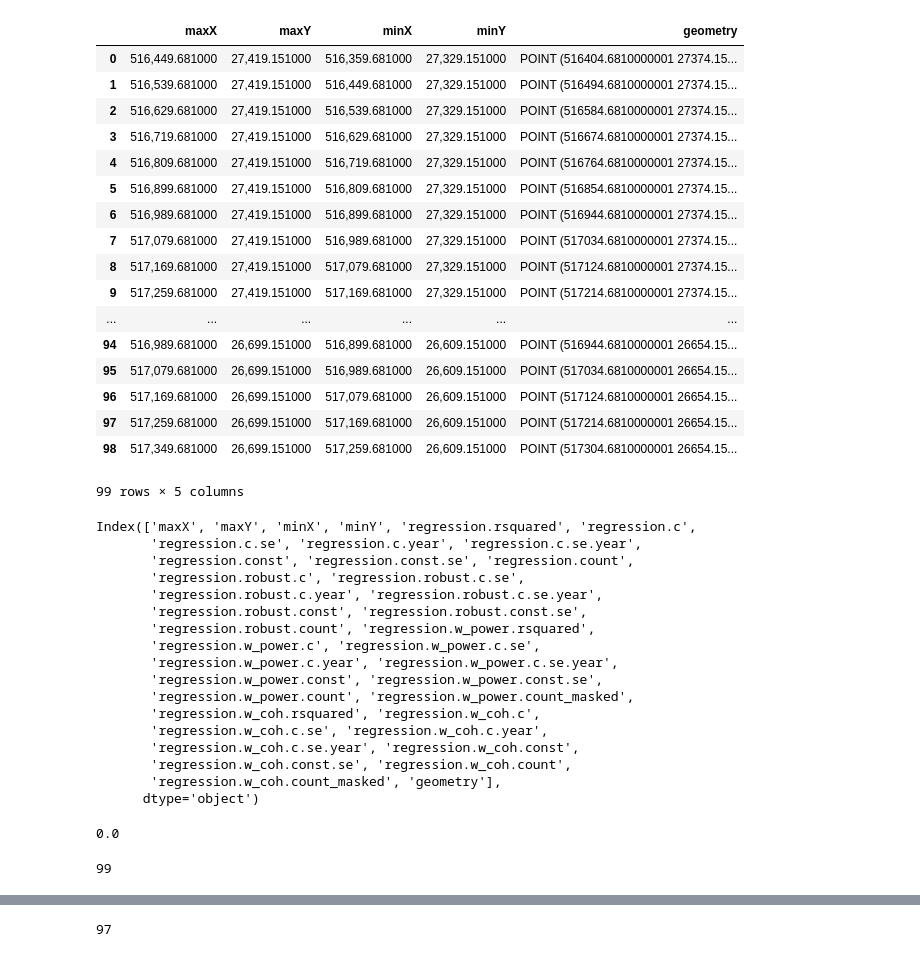
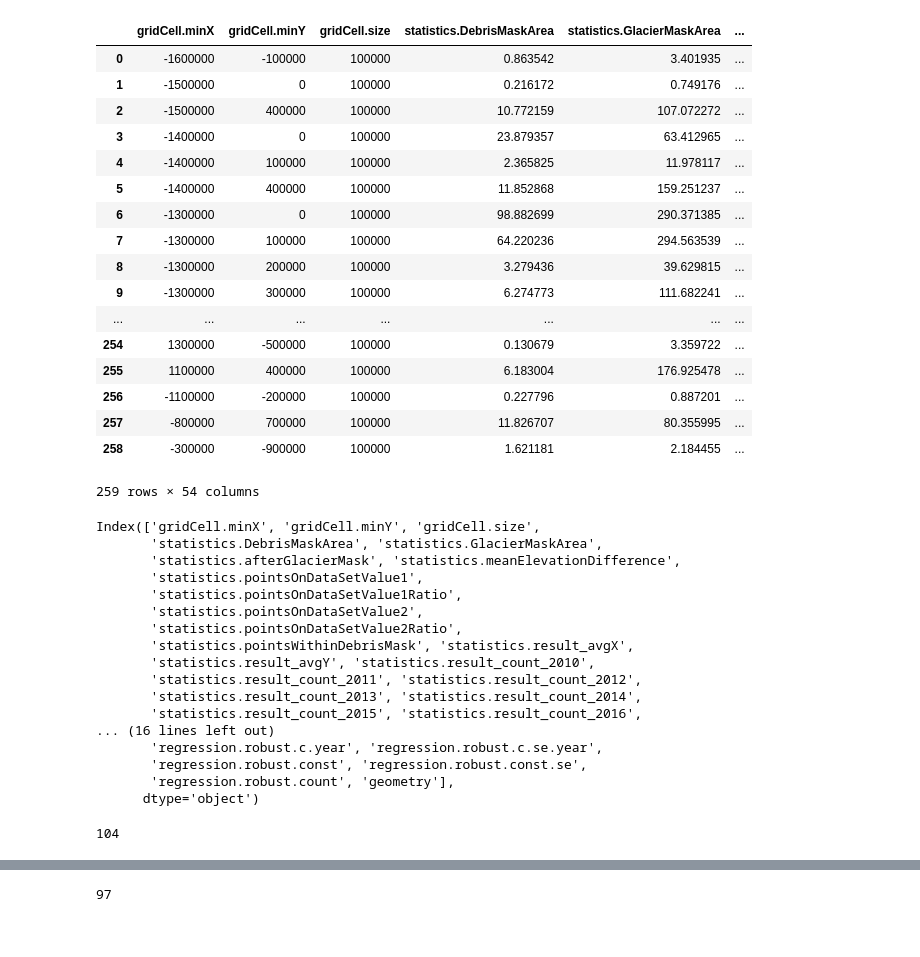
Before and after one commit to liviajakob/mountain-glaciers, a Jupyter notebook: Regression-fromfile-himalayas.ipynb, the cells around one changed output, grey strips where cells are left out. Drawn from its saved outputs; the diff is of its cells as text; code cells hidden in the pictures.

Commit message:
added new files to look at regression results

```diff
--- a/Regression-fromfile-fromraster.ipynb
+++ b/Regression-fromfile-himalayas.ipynb
@@ -28,60 +28,57 @@ from matplotlib.colors import LinearSegmentedColormap
 from IPython.display import display
 # %%
 #dfStats = gp.read_file("regression_results/ols_run_tdx2.gpkg")
-dfStats = gp.read_file("regression_results/iceland.gpkg")
+dfStats = gp.read_file("regression_results/himalayas.gpkg")
 rivers = gp.read_file("/data/puma1/scratch/mtngla/background-shapefiles/rivers_reprojected.shp")
 countries = gp.read_file("/data/puma1/scratch/mtngla/background-shapefiles/countries.shp")
 #coastline = gp.read_file('/data/puma1/scratch/mtngla/background-shapefiles/alaska/coastline.shp')
 # %%
+minCount=50
 pd.options.display.max_columns = None
 display(dfStats)
 # %% [output]
-|  | maxX | maxY | minX | minY | geometry |
-| 0 | 516,449.681000 | 27,419.151000 | 516,359.681000 | 27,329.151000 | POINT (516404.6810000001 27374.15... |
-| 1 | 516,539.681000 | 27,419.151000 | 516,449.681000 | 27,329.151000 | POINT (516494.6810000001 27374.15... |
-| 2 | 516,629.681000 | 27,419.151000 | 516,539.681000 | 27,329.151000 | POINT (516584.6810000001 27374.15... |
-| 3 | 516,719.681000 | 27,419.151000 | 516,629.681000 | 27,329.151000 | POINT (516674.6810000001 27374.15... |
-| 4 | 516,809.681000 | 27,419.151000 | 516,719.681000 | 27,329.151000 | POINT (516764.6810000001 27374.15... |
-| 5 | 516,899.681000 | 27,419.151000 | 516,809.681000 | 27,329.151000 | POINT (516854.6810000001 27374.15... |
-| 6 | 516,989.681000 | 27,419.151000 | 516,899.681000 | 27,329.151000 | POINT (516944.6810000001 27374.15... |
-| 7 | 517,079.681000 | 27,419.151000 | 516,989.681000 | 27,329.151000 | POINT (517034.6810000001 27374.15... |
-| 8 | 517,169.681000 | 27,419.151000 | 517,079.681000 | 27,329.151000 | POINT (517124.6810000001 27374.15... |
-| 9 | 517,259.681000 | 27,419.151000 | 517,169.681000 | 27,329.151000 | POINT (517214.6810000001 27374.15... |
-| ... | ... | ... | ... | ... | ... |
-| 94 | 516,989.681000 | 26,699.151000 | 516,899.681000 | 26,609.151000 | POINT (516944.6810000001 26654.15... |
-| 95 | 517,079.681000 | 26,699.151000 | 516,989.681000 | 26,609.151000 | POINT (517034.6810000001 26654.15... |
-| 96 | 517,169.681000 | 26,699.151000 | 517,079.681000 | 26,609.151000 | POINT (517124.6810000001 26654.15... |
-| 97 | 517,259.681000 | 26,699.151000 | 517,169.681000 | 26,609.151000 | POINT (517214.6810000001 26654.15... |
-| 98 | 517,349.681000 | 26,699.151000 | 517,259.681000 | 26,609.151000 | POINT (517304.6810000001 26654.15... |
+|  | gridCell.minX | gridCell.minY | gridCell.size | statistics.DebrisMaskArea | statistics.GlacierMaskArea | ... |
+| 0 | -1600000 | -100000 | 100000 | 0.863542 | 3.401935 | ... |
+| 1 | -1500000 | 0 | 100000 | 0.216172 | 0.749176 | ... |
+| 2 | -1500000 | 400000 | 100000 | 10.772159 | 107.072272 | ... |
+| 3 | -1400000 | 0 | 100000 | 23.879357 | 63.412965 | ... |
+| 4 | -1400000 | 100000 | 100000 | 2.365825 | 11.978117 | ... |
+| 5 | -1400000 | 400000 | 100000 | 11.852868 | 159.251237 | ... |
+| 6 | -1300000 | 0 | 100000 | 98.882699 | 290.371385 | ... |
+| 7 | -1300000 | 100000 | 100000 | 64.220236 | 294.563539 | ... |
+| 8 | -1300000 | 200000 | 100000 | 3.279436 | 39.629815 | ... |
+| 9 | -1300000 | 300000 | 100000 | 6.274773 | 111.682241 | ... |
+| ... | ... | ... | ... | ... | ... | ... |
+| 254 | 1300000 | -500000 | 100000 | 0.130679 | 3.359722 | ... |
+| 255 | 1100000 | 400000 | 100000 | 6.183004 | 176.925478 | ... |
+| 256 | -1100000 | -200000 | 100000 | 0.227796 | 0.887201 | ... |
+| 257 | -800000 | 700000 | 100000 | 11.826707 | 80.355995 | ... |
+| 258 | -300000 | -900000 | 100000 | 1.621181 | 2.184455 | ... |
-99 rows × 5 columns
+259 rows × 54 columns
 # %%
 dfStats.columns
 # %% [output]
-Index(['maxX', 'maxY', 'minX', 'minY', 'regression.rsquared', 'regression.c',
-       'regression.c.se', 'regression.c.year', 'regression.c.se.year',
-       'regression.const', 'regression.const.se', 'regression.count',
-       'regression.robust.c', 'regression.robust.c.se',
+Index(['gridCell.minX', 'gridCell.minY', 'gridCell.size',
+       'statistics.DebrisMaskArea', 'statistics.GlacierMaskArea',
+       'statistics.afterGlacierMask', 'statistics.meanElevationDifference',
+       'statistics.pointsOnDataSetValue1',
+       'statistics.pointsOnDataSetValue1Ratio',
+       'statistics.pointsOnDataSetValue2',
+       'statistics.pointsOnDataSetValue2Ratio',
+       'statistics.pointsWithinDebrisMask', 'statistics.result_avgX',
+       'statistics.result_avgY', 'statistics.result_count_2010',
+       'statistics.result_count_2011', 'statistics.result_count_2012',
+       'statistics.result_count_2013', 'statistics.result_count_2014',
+       'statistics.result_count_2015', 'statistics.result_count_2016',
+... (16 lines left out)
        'regression.robust.c.year', 'regression.robust.c.se.year',
        'regression.robust.const', 'regression.robust.const.se',
-       'regression.robust.count', 'regression.w_power.rsquared',
-       'regression.w_power.c', 'regression.w_power.c.se',
-       'regression.w_power.c.year', 'regression.w_power.c.se.year',
-       'regression.w_power.const', 'regression.w_power.const.se',
-       'regression.w_power.count', 'regression.w_power.count_masked',
-       'regression.w_coh.rsquared', 'regression.w_coh.c',
-       'regression.w_coh.c.se', 'regression.w_coh.c.year',
-       'regression.w_coh.c.se.year', 'regression.w_coh.const',
-       'regression.w_coh.const.se', 'regression.w_coh.count',
-       'regression.w_coh.count_masked', 'geometry'],
+       'regression.robust.count', 'geometry'],
       dtype='object')
-# %%
-dfStats['regression.w_power.count_masked'].max()
-# %% [output]
-0.0
 # %%
 dfStats.shape[0]
 # %% [output]
-99
+104
 # %%
 pd.options.display.float_format = '{:20,.6f}'.format
 dfStats.mean()
```
Also changed, not shown: parts of 5 cells of this notebook, 13 other files.
